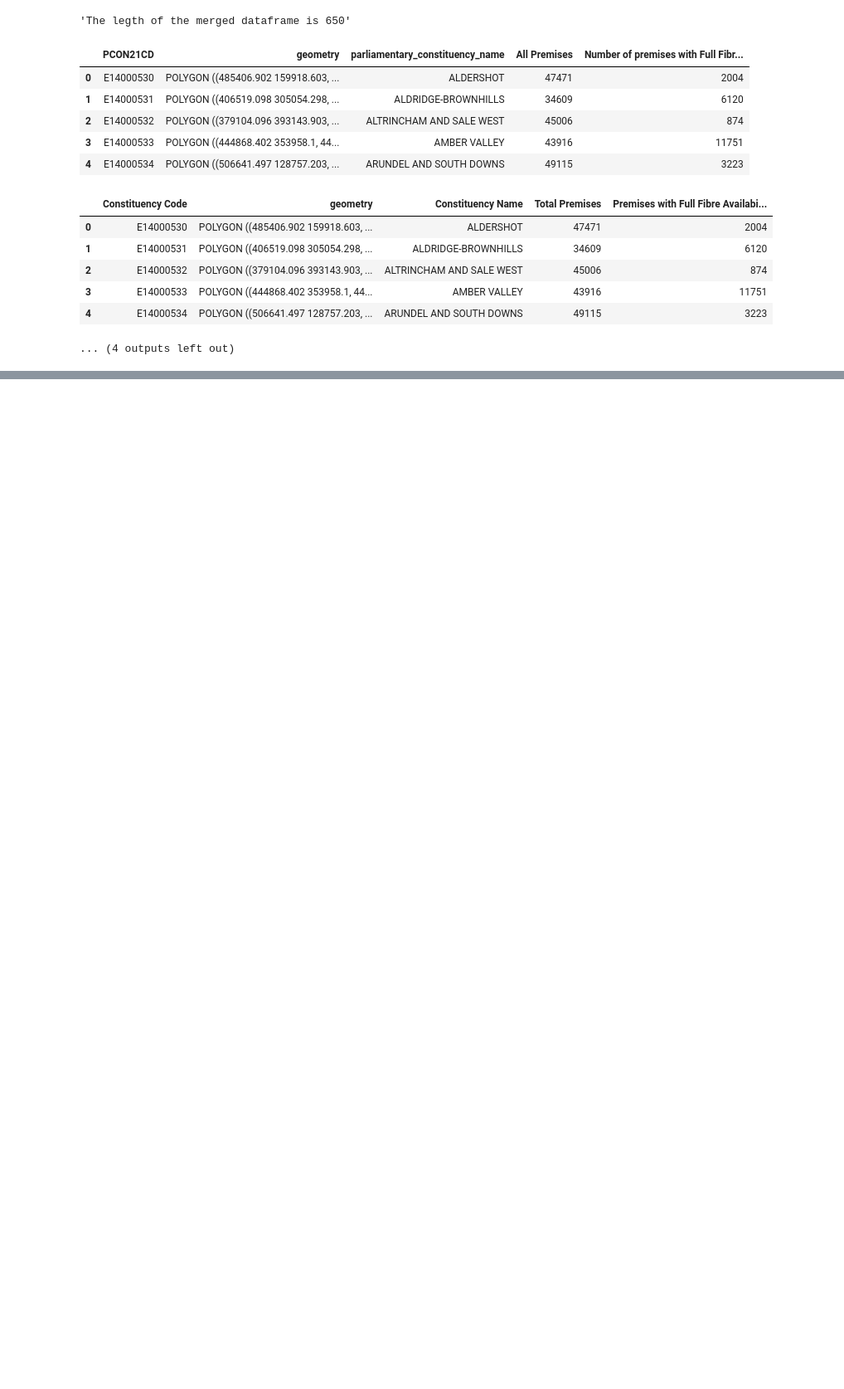
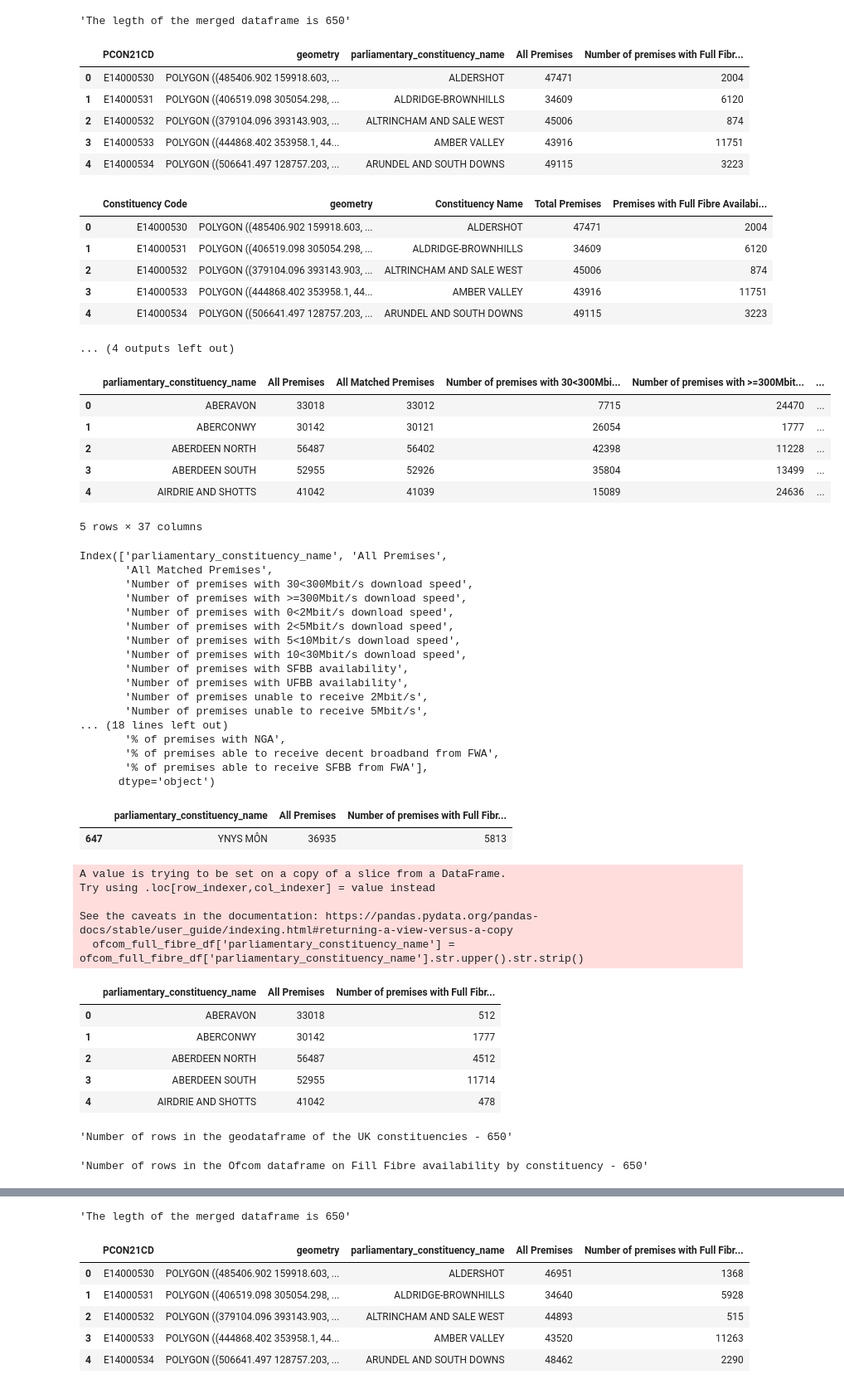
Before and after one commit to yuliiabosher/Fiber-optic-project, a Jupyter notebook: Parliamentary_constituencies_FTTP_historical.ipynb, the cells around one changed output, grey strips where cells are left out. Shown at 83% size. Cells and saved outputs as stored; diff of their text form; code cells hidden in the pictures; blank space fills up the shorter version.

Commit message:
plotted 2019 data

```diff
--- a/Parliamentary_constituencies_FTTP_historical.ipynb
+++ b/Parliamentary_constituencies_FTTP_historical.ipynb
@@ -355,3 +355,45 @@ See the caveats in the documentation: https://pandas.pydata.org/pandas-docs/stab
 | 3 | E14000533 | POLYGON ((444868.402 353958.1, 44... | AMBER VALLEY | 43916 | 11751 |
 | 4 | E14000534 | POLYGON ((506641.497 128757.203, ... | ARUNDEL AND SOUTH DOWNS | 49115 | 3223 |
 ... (4 outputs left out)
+# %%
+clean_and_plot_choropleth('https://raw.githubusercontent.com/yuliiabosher/Fiber-optic-project/refs/heads/parliamentary-constituencies/201909_fixed_pcon_coverage_r01.csv',2019)
+# %% [output]
+|  | parliamentary_constituency_name | All Premises | All Matched Premises | Number of premises with 30<300Mbi... | Number of premises with >=300Mbit... | ... |
+| 0 | ABERAVON | 33018 | 33012 | 7715 | 24470 | ... |
+| 1 | ABERCONWY | 30142 | 30121 | 26054 | 1777 | ... |
+| 2 | ABERDEEN NORTH | 56487 | 56402 | 42398 | 11228 | ... |
+| 3 | ABERDEEN SOUTH | 52955 | 52926 | 35804 | 13499 | ... |
+| 4 | AIRDRIE AND SHOTTS | 41042 | 41039 | 15089 | 24636 | ... |
+5 rows × 37 columns
+Index(['parliamentary_constituency_name', 'All Premises',
+       'All Matched Premises',
+       'Number of premises with 30<300Mbit/s download speed',
+       'Number of premises with >=300Mbit/s download speed',
+       'Number of premises with 0<2Mbit/s download speed',
+       'Number of premises with 2<5Mbit/s download speed',
+       'Number of premises with 5<10Mbit/s download speed',
+       'Number of premises with 10<30Mbit/s download speed',
+       'Number of premises with SFBB availability',
+       'Number of premises with UFBB availability',
+       'Number of premises unable to receive 2Mbit/s',
+       'Number of premises unable to receive 5Mbit/s',
+... (18 lines left out)
+       '% of premises with NGA',
+       '% of premises able to receive decent broadband from FWA',
+       '% of premises able to receive SFBB from FWA'],
+      dtype='object')
+|  | parliamentary_constituency_name | All Premises | Number of premises with Full Fibr... |
+| 647 | YNYS MÔN | 36935 | 5813 |
+A value is trying to be set on a copy of a slice from a DataFrame.
+Try using .loc[row_indexer,col_indexer] = value instead
+
+See the caveats in the documentation: https://pandas.pydata.org/pandas-docs/stable/user_guide/indexing.html#returning-a-view-versus-a-copy
+  ofcom_full_fibre_df['parliamentary_constituency_name'] = ofcom_full_fibre_df['parliamentary_constituency_name'].str.upper().str.strip()
+|  | parliamentary_constituency_name | All Premises | Number of premises with Full Fibr... |
+| 0 | ABERAVON | 33018 | 512 |
+| 1 | ABERCONWY | 30142 | 1777 |
+| 2 | ABERDEEN NORTH | 56487 | 4512 |
+| 3 | ABERDEEN SOUTH | 52955 | 11714 |
+| 4 | AIRDRIE AND SHOTTS | 41042 | 478 |
+'Number of rows in the geodataframe of the UK constituencies - 650'
+'Number of rows in the Ofcom dataframe on Fill Fibre availability by constituency - 650'
@@ -357,0 +406,7 @@ See the caveats in the documentation: https://pandas.pydata.org/pandas-docs/stab
+'The legth of the merged dataframe is 650'
+|  | PCON21CD | geometry | parliamentary_constituency_name | All Premises | Number of premises with Full Fibr... |
+| 0 | E14000530 | POLYGON ((485406.902 159918.603, ... | ALDERSHOT | 46951 | 1368 |
+| 1 | E14000531 | POLYGON ((406519.098 305054.298, ... | ALDRIDGE-BROWNHILLS | 34640 | 5928 |
+| 2 | E14000532 | POLYGON ((379104.096 393143.903, ... | ALTRINCHAM AND SALE WEST | 44893 | 515 |
+| 3 | E14000533 | POLYGON ((444868.402 353958.1, 44... | AMBER VALLEY | 43520 | 11263 |
+| 4 | E14000534 | POLYGON ((506641.497 128757.203, ... | ARUNDEL AND SOUTH DOWNS | 48462 | 2290 |
```
Also changed, not shown: parts of 1 cell of this notebook.
